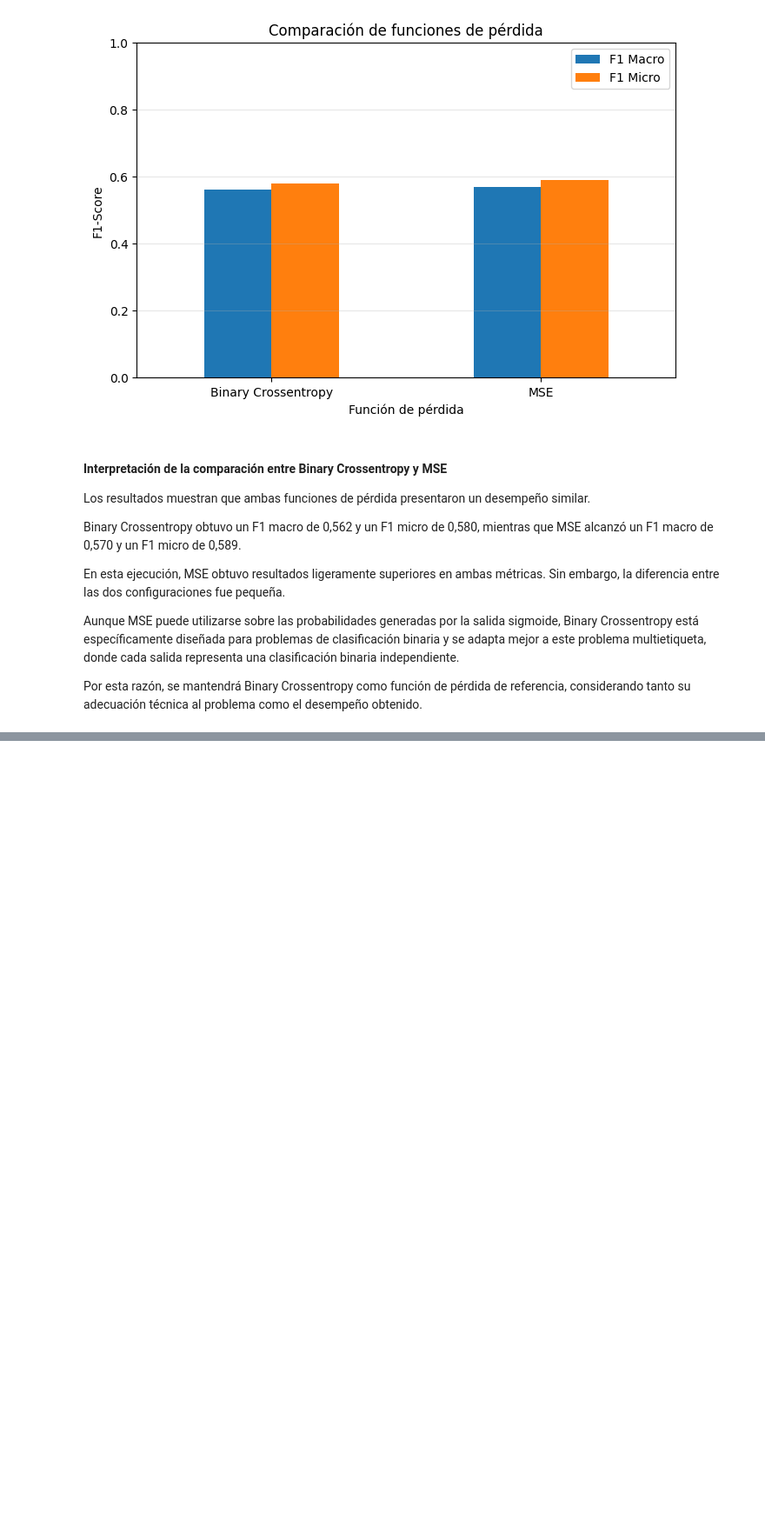
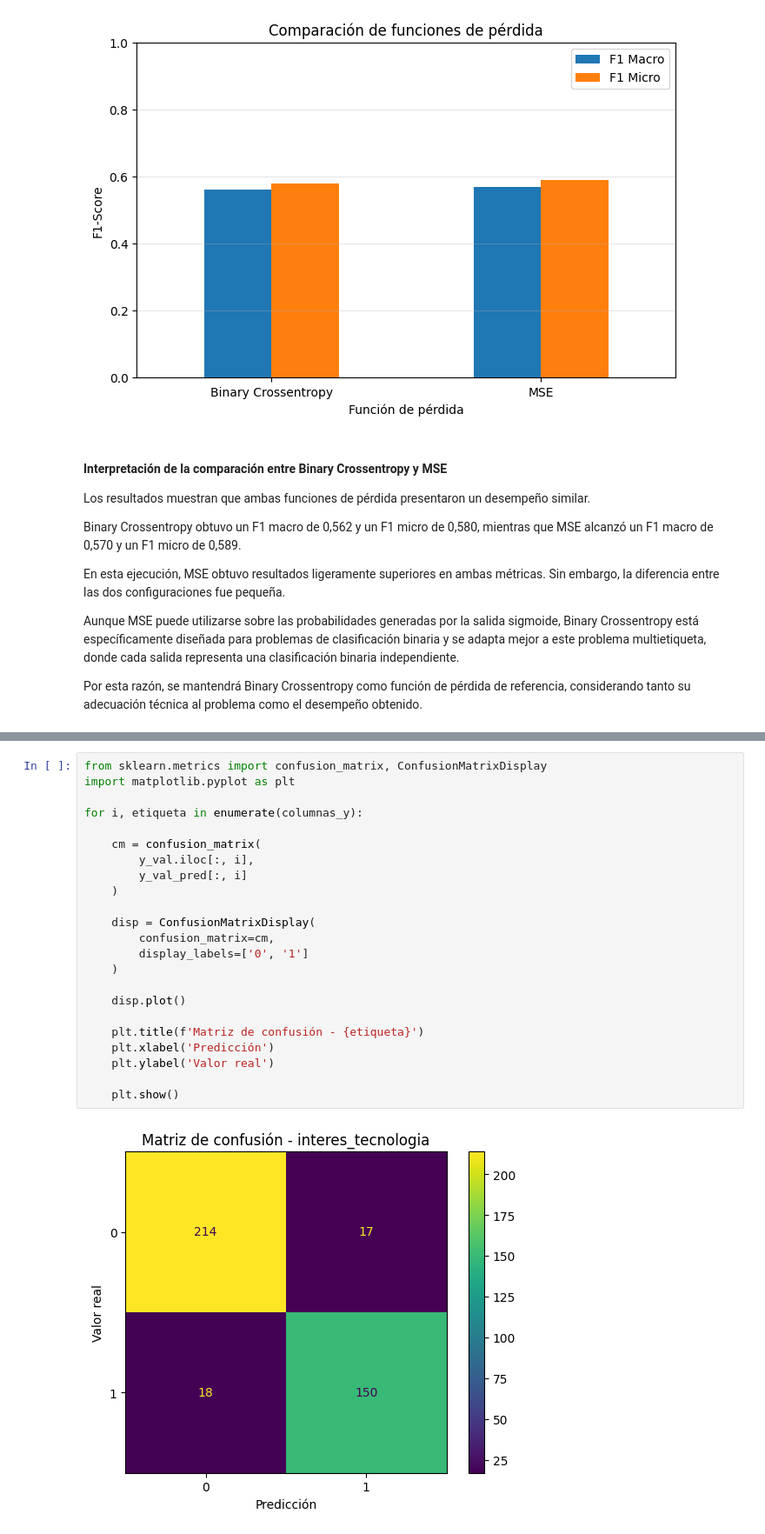
Before and after one commit to Benja-Diaz/EP1-Deep-Learning, a Jupyter notebook: Evaluacion_Parcial_1_Deep_Learning.ipynb, the cells around one changed output, grey strips where cells are left out. Shown at 87% size. Cells and saved outputs as stored; diff of their text form; blank space fills up the shorter version.

Commit message:
Agrega analisis de metricas y matrices de confusion

```diff
--- a/Evaluacion_Parcial_1_Deep_Learning.ipynb
+++ b/Evaluacion_Parcial_1_Deep_Learning.ipynb
@@ -2857,0 +3005,25 @@ Por esta razón, se mantendrá Binary Crossentropy como función de pérdida de
+# %%
+from sklearn.metrics import confusion_matrix, ConfusionMatrixDisplay
+import matplotlib.pyplot as plt
+
+for i, etiqueta in enumerate(columnas_y):
+
+    cm = confusion_matrix(
+        y_val.iloc[:, i],
+        y_val_pred[:, i]
+    )
+
+    disp = ConfusionMatrixDisplay(
+        confusion_matrix=cm,
+        display_labels=['0', '1']
+    )
+
+    disp.plot()
+
+    plt.title(f'Matriz de confusión - {etiqueta}')
+    plt.xlabel('Predicción')
+    plt.ylabel('Valor real')
+
+    plt.show()
+# %% [output]
+[figure, added]
```
Also changed, not shown: parts of 9 cells of this notebook.
